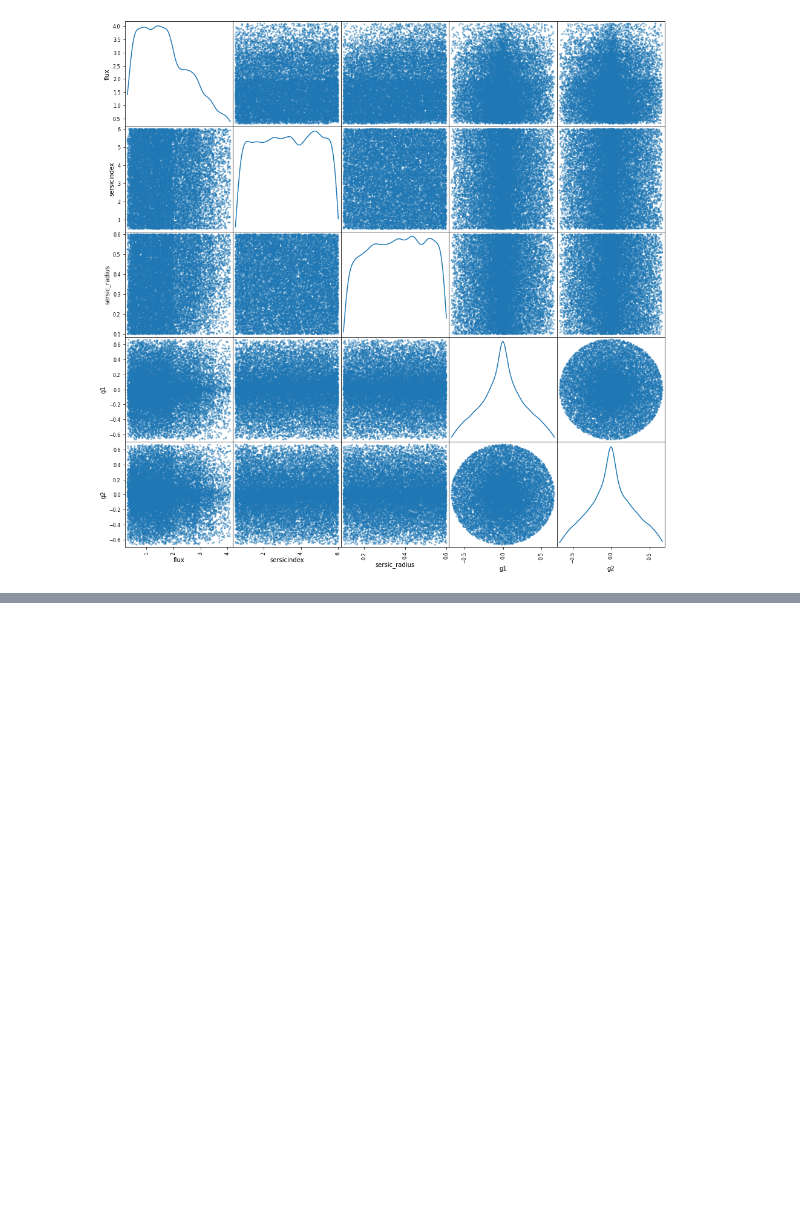
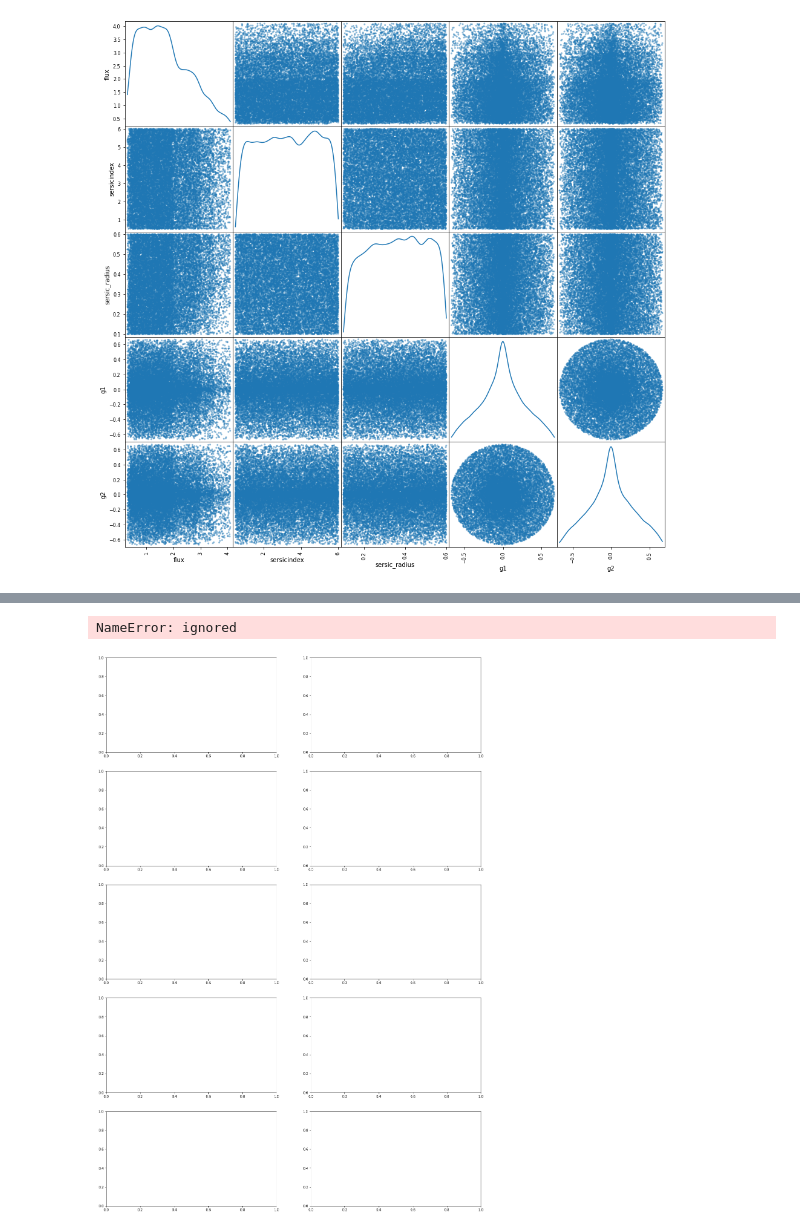
Before and after one commit to asanneh/CS109B_Final_Project_Group_35, a Jupyter notebook: CS109B_Final_Project_Group_35.ipynb, the cells around one changed output, grey strips where cells are left out. Saved outputs shown, nothing was run; the diff lists cells and outputs as text; code cells hidden in the pictures; blank space fills up the shorter version.

```diff
--- a/CS109B_Final_Project_Group_35.ipynb
+++ b/CS109B_Final_Project_Group_35.ipynb
@@ -137,0 +181,11 @@ pd.plotting.scatter_matrix(label_df, figsize=(16, 16), diagonal='kde');
+# %%
+fig, ax = plt.subplots(5,2, figsize=(20,30))
+
+for i in range(5):
+    ax[i][0].imshow(image_nonoise[i])
+    ax[i][0].set_title('Image without noise {}'.format(i))
+    ax[i][1].imshow(image_withnoise[i])
+    ax[i][1].set_title('Image with noise {}'.format(i))
+# %% [output]
+NameError: ignored
+[figure, added]
```
Also changed, not shown: parts of 6 cells of this notebook.
